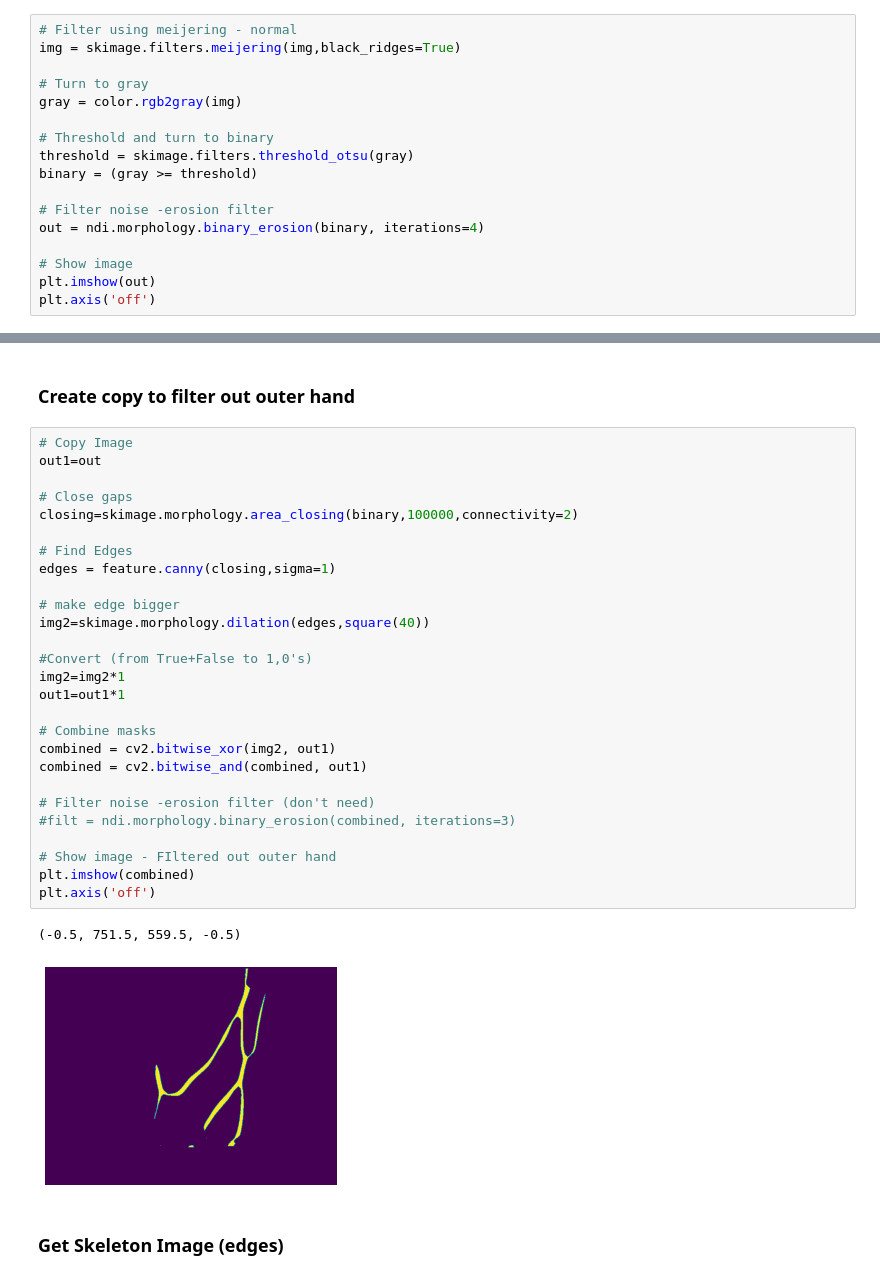
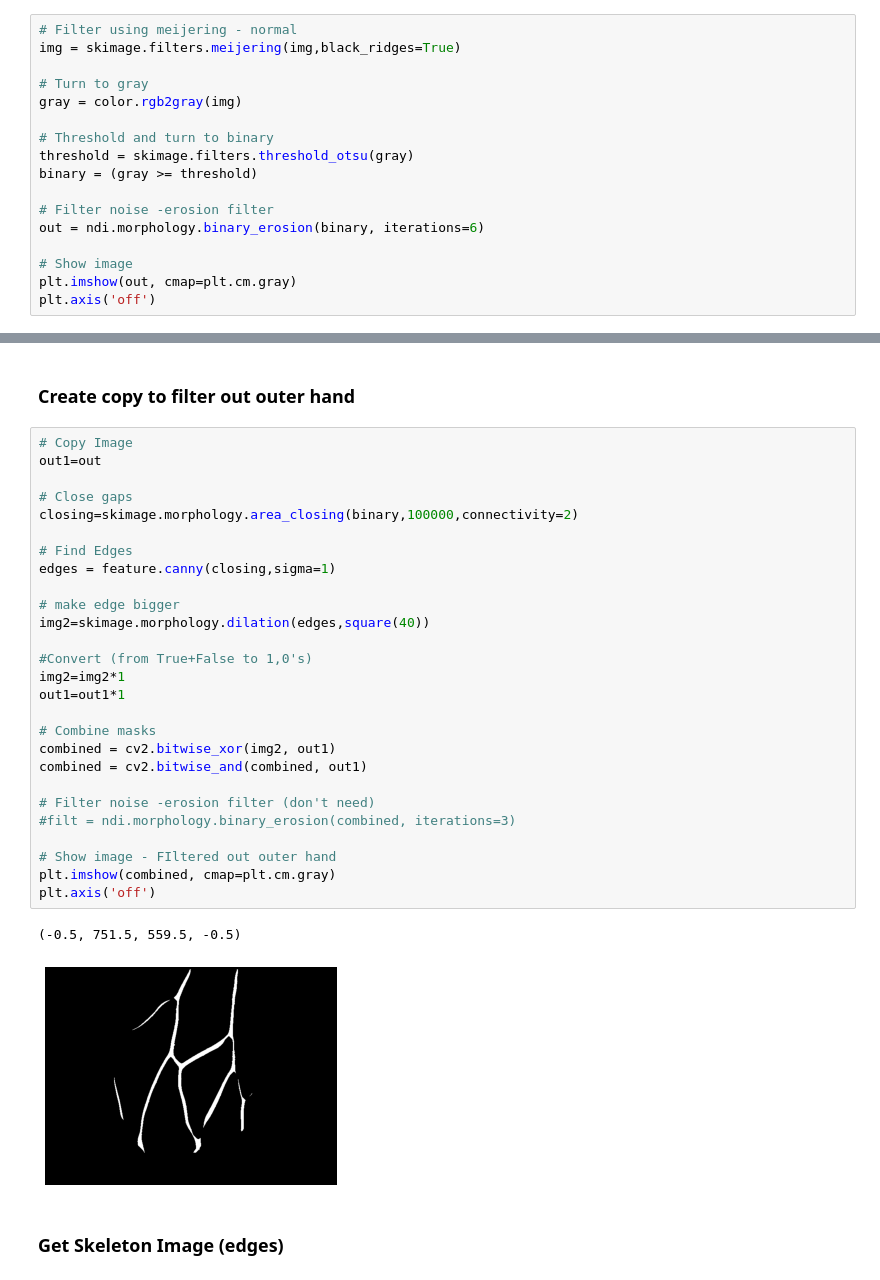
Before and after one commit to Jstambaugh00/BMESeniorDesignTeam7, a Jupyter notebook: UpdatedImageProcessing.ipynb, the cells around one changed output, grey strips where cells are left out. Cells and saved outputs as stored; diff of their text form.

```diff
--- a/UpdatedImageProcessing.ipynb
+++ b/UpdatedImageProcessing.ipynb
@@ -64,10 +64,10 @@ threshold = skimage.filters.threshold_otsu(gray)
 binary = (gray >= threshold)
 
 # Filter noise -erosion filter
-out = ndi.morphology.binary_erosion(binary, iterations=4)
+out = ndi.morphology.binary_erosion(binary, iterations=6)
 
 # Show image
-plt.imshow(out)
+plt.imshow(out, cmap=plt.cm.gray)
 plt.axis('off')
 # %% [output]
 (-0.5, 751.5, 559.5, -0.5)
@@ -77,33 +77,33 @@ plt.axis('off')
 # %%
 # Copy Image
 out1=out
 
 # Close gaps
 closing=skimage.morphology.area_closing(binary,100000,connectivity=2)
 
 # Find Edges
 edges = feature.canny(closing,sigma=1)
 
 # make edge bigger
 img2=skimage.morphology.dilation(edges,square(40))
 
 #Convert (from True+False to 1,0's)
 img2=img2*1
 out1=out1*1
 
 # Combine masks
 combined = cv2.bitwise_xor(img2, out1)
 combined = cv2.bitwise_and(combined, out1)
 
 # Filter noise -erosion filter (don't need)
 #filt = ndi.morphology.binary_erosion(combined, iterations=3)
 
 # Show image - FIltered out outer hand
-plt.imshow(combined)
+plt.imshow(combined, cmap=plt.cm.gray)
 plt.axis('off')
 # %% [output]
 (-0.5, 751.5, 559.5, -0.5)
-[figure, old version]
+[figure, new version]
 # %% [markdown]
 ### Get Skeleton Image (edges)
 # %%
```
Also changed, not shown: parts of 13 cells of this notebook, 13 other files.
